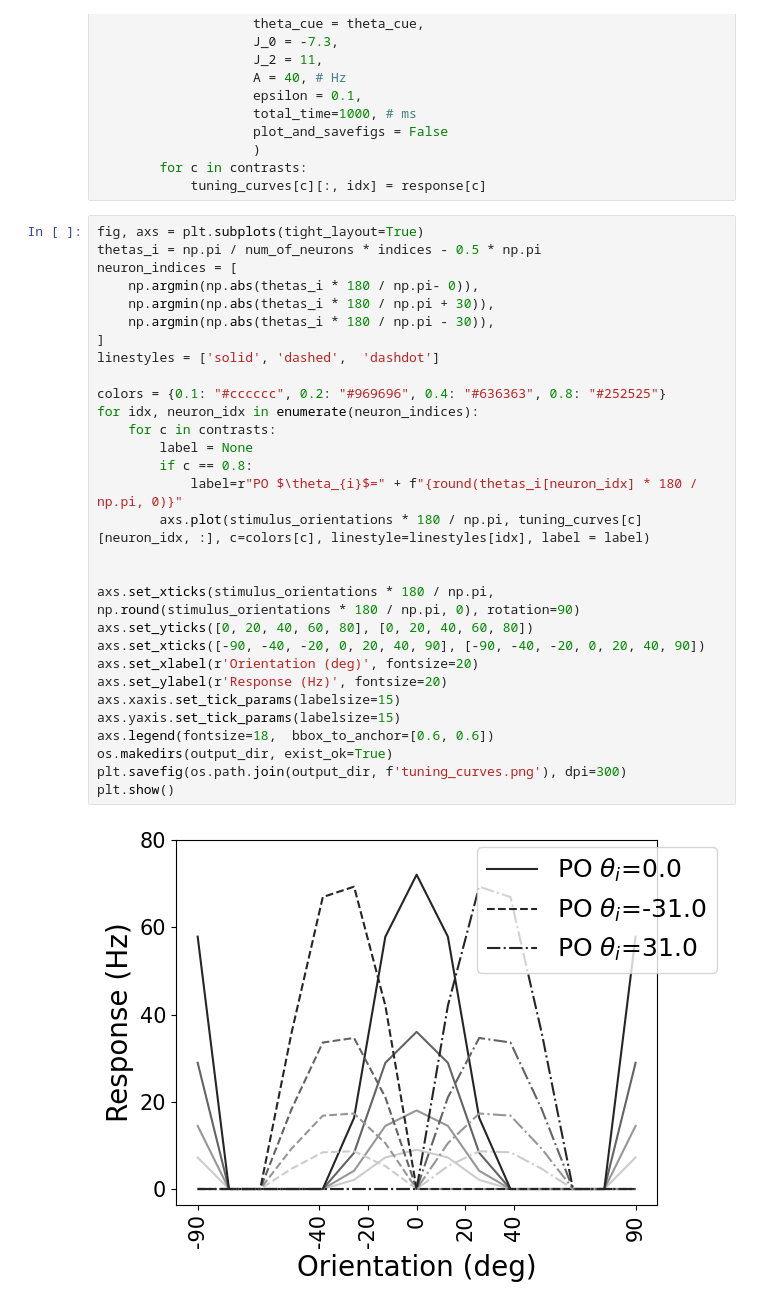
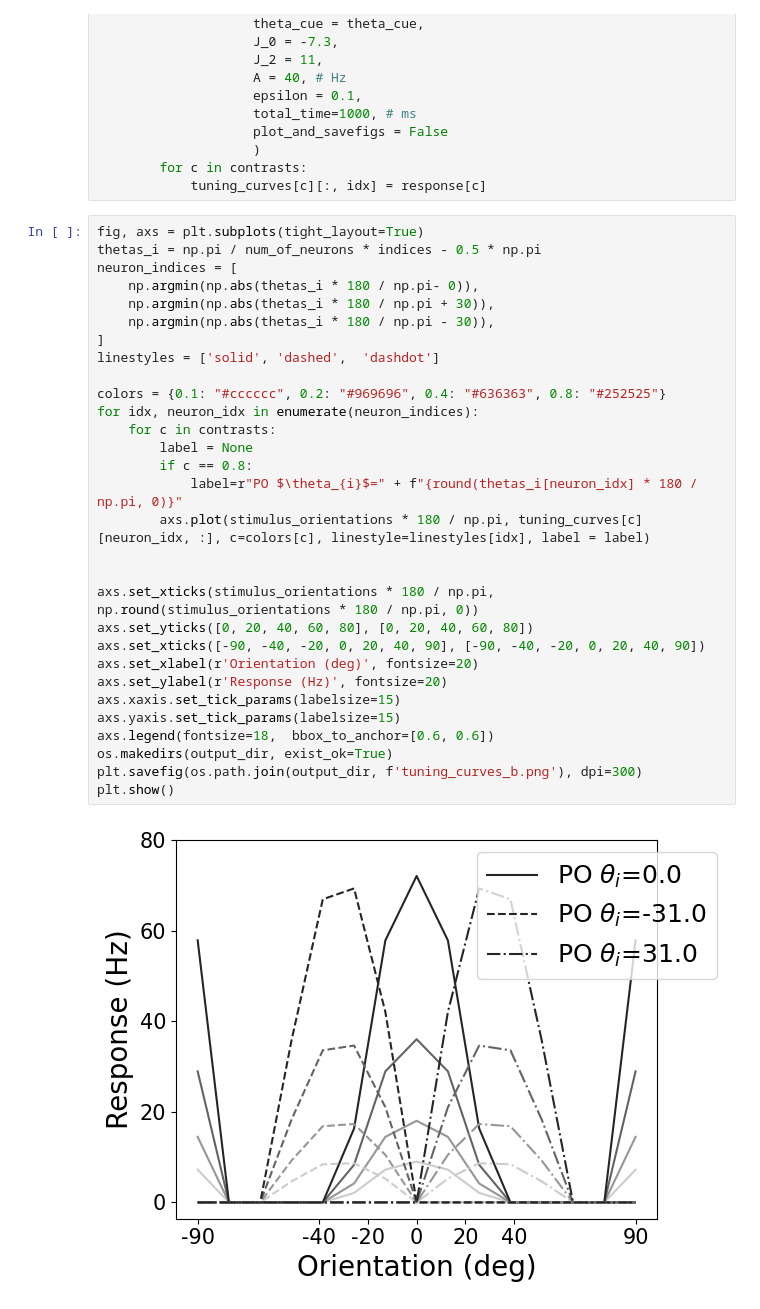
Before and after one commit to sivomke/Comp-neuro-2025, a Jupyter notebook: HW4/hw4_Rabiichuk.ipynb, the cells around one changed output. Drawn from its saved outputs; the diff is of its cells as text.

Commit message:
Add files via upload
- tuning curves plots

```diff
--- a/HW4/hw4_Rabiichuk.ipynb
+++ b/HW4/hw4_Rabiichuk.ipynb
@@ -191,32 +191,32 @@ with tqdm(stimulus_orientations, desc="Input orientation") as orientation:
 # %%
 fig, axs = plt.subplots(tight_layout=True)
 thetas_i = np.pi / num_of_neurons * indices - 0.5 * np.pi
 neuron_indices = [
     np.argmin(np.abs(thetas_i * 180 / np.pi- 0)),
     np.argmin(np.abs(thetas_i * 180 / np.pi + 30)),
     np.argmin(np.abs(thetas_i * 180 / np.pi - 30)),
 ]
 linestyles = ['solid', 'dashed',  'dashdot']
 
 colors = {0.1: "#cccccc", 0.2: "#969696", 0.4: "#636363", 0.8: "#252525"}
 for idx, neuron_idx in enumerate(neuron_indices):
     for c in contrasts:
         label = None
         if c == 0.8:
             label=r"PO $\theta_{i}$=" + f"{round(thetas_i[neuron_idx] * 180 / np.pi, 0)}"
         axs.plot(stimulus_orientations * 180 / np.pi, tuning_curves[c][neuron_idx, :], c=colors[c], linestyle=linestyles[idx], label = label)
 
 
-axs.set_xticks(stimulus_orientations * 180 / np.pi, np.round(stimulus_orientations * 180 / np.pi, 0), rotation=90)
+axs.set_xticks(stimulus_orientations * 180 / np.pi, np.round(stimulus_orientations * 180 / np.pi, 0))
 axs.set_yticks([0, 20, 40, 60, 80], [0, 20, 40, 60, 80])
 axs.set_xticks([-90, -40, -20, 0, 20, 40, 90], [-90, -40, -20, 0, 20, 40, 90])
 axs.set_xlabel(r'Orientation (deg)', fontsize=20)
 axs.set_ylabel(r'Response (Hz)', fontsize=20)
 axs.xaxis.set_tick_params(labelsize=15)
 axs.yaxis.set_tick_params(labelsize=15)
 axs.legend(fontsize=18,  bbox_to_anchor=[0.6, 0.6])
 os.makedirs(output_dir, exist_ok=True)
-plt.savefig(os.path.join(output_dir, f'tuning_curves.png'), dpi=300)
+plt.savefig(os.path.join(output_dir, f'tuning_curves_b.png'), dpi=300)
 plt.show()
 # %% [output]
-[figure, old version]
+[figure, new version]
```
Also changed, not shown: parts of 2 cells of this notebook.
